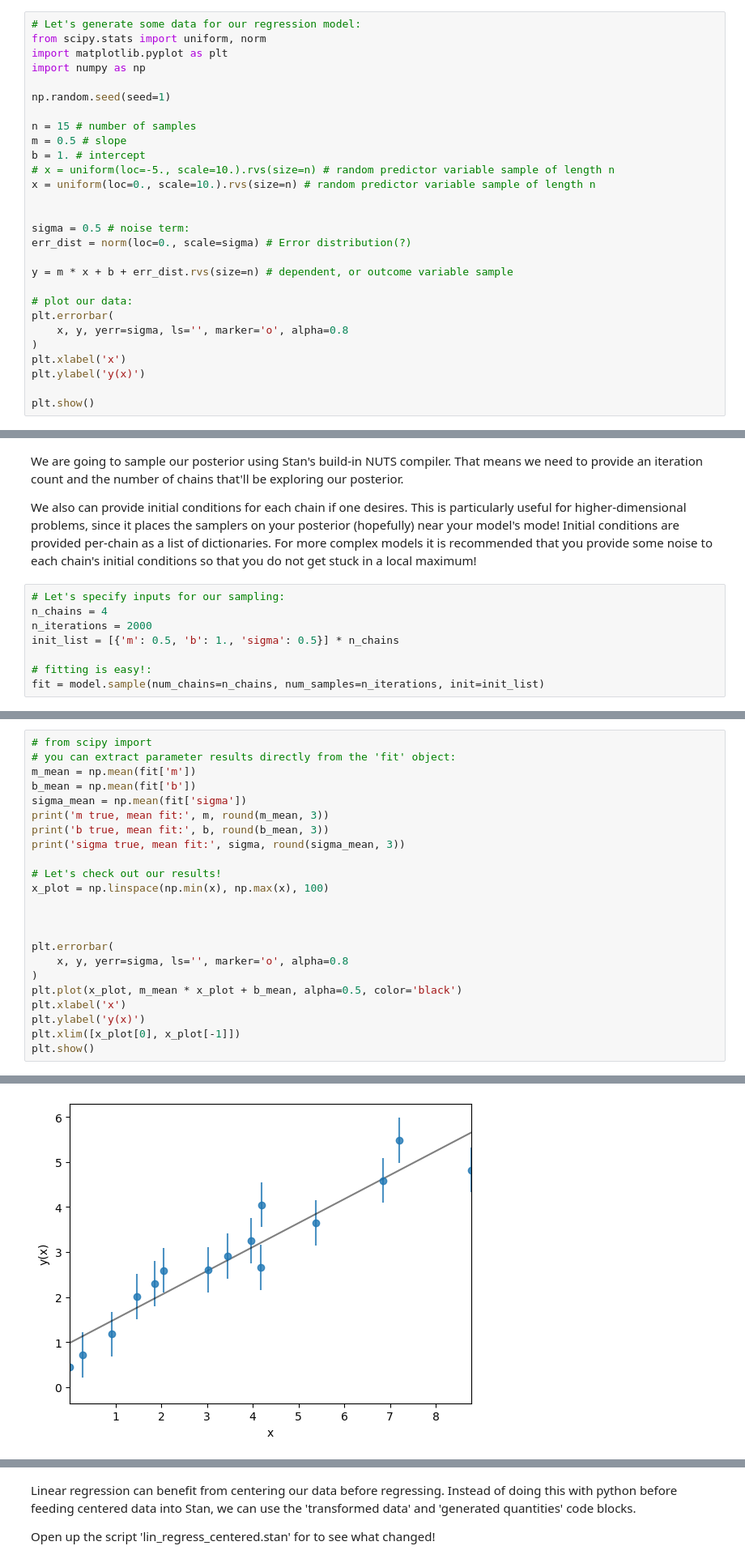
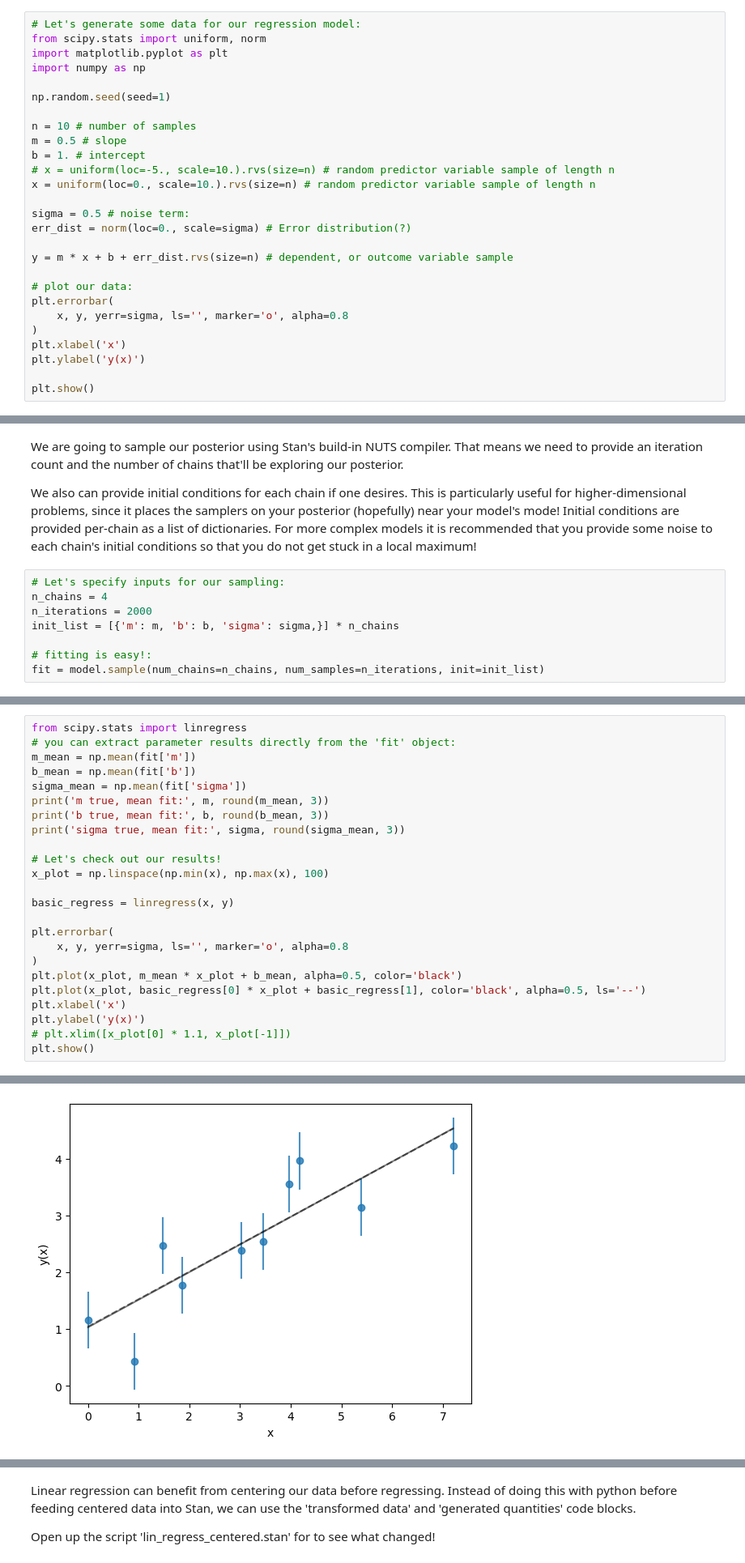
Before and after one commit to jhand1993/Stan_workshop_fall2022, a Jupyter notebook: workshop1/getting_started.ipynb, the cells around one changed output, grey strips where cells are left out. Shown: that part at 81% size. Drawn from its saved outputs; the diff is of its cells as text.

```diff
--- a/workshop1/getting_started.ipynb
+++ b/workshop1/getting_started.ipynb
@@ -35,12 +35,11 @@ import numpy as np
 
 np.random.seed(seed=1)
 
-n = 15 # number of samples
+n = 10 # number of samples
 m = 0.5 # slope
 b = 1. # intercept
 # x = uniform(loc=-5., scale=10.).rvs(size=n) # random predictor variable sample of length n
 x = uniform(loc=0., scale=10.).rvs(size=n) # random predictor variable sample of length n
-
 
 sigma = 0.5 # noise term:
 err_dist = norm(loc=0., scale=sigma) # Error distribution(?)
@@ -101,7 +100,7 @@ We also can provide initial conditions for each chain if one desires.  This is p
 # Let's specify inputs for our sampling:
 n_chains = 4
 n_iterations = 2000
-init_list = [{'m': 0.5, 'b': 1., 'sigma': 0.5}] * n_chains
+init_list = [{'m': m, 'b': b, 'sigma': sigma,}] * n_chains
 
 # fitting is easy!:
 fit = model.sample(num_chains=n_chains, num_samples=n_iterations, init=init_list)
@@ -127,6 +126,6 @@ Messages received during sampling:
   Adjust your expectations accordingly!
 # %%
-# from scipy import
+from scipy.stats import linregress
 # you can extract parameter results directly from the 'fit' object:
 m_mean = np.mean(fit['m'])
 b_mean = np.mean(fit['b'])
@@ -138,14 +137,15 @@ print('sigma true, mean fit:', sigma, round(sigma_mean, 3))
 # Let's check out our results!
 x_plot = np.linspace(np.min(x), np.max(x), 100)
 
-
+basic_regress = linregress(x, y)
 
 plt.errorbar(
     x, y, yerr=sigma, ls='', marker='o', alpha=0.8
 )
 plt.plot(x_plot, m_mean * x_plot + b_mean, alpha=0.5, color='black')
+plt.plot(x_plot, basic_regress[0] * x_plot + basic_regress[1], color='black', alpha=0.5, ls='--')
 plt.xlabel('x')
 plt.ylabel('y(x)')
-plt.xlim([x_plot[0], x_plot[-1]])
+# plt.xlim([x_plot[0] * 1.1, x_plot[-1]])
 plt.show()
 # %% [output]
@@ -155,4 +155,4 @@ sigma true, mean fit: 0.5 0.55
-[figure, old version]
+[figure, new version]
 # %%
 # Corner plot time
 import corner
```
Also changed, not shown: parts of 10 cells of this notebook, 2 other files.
